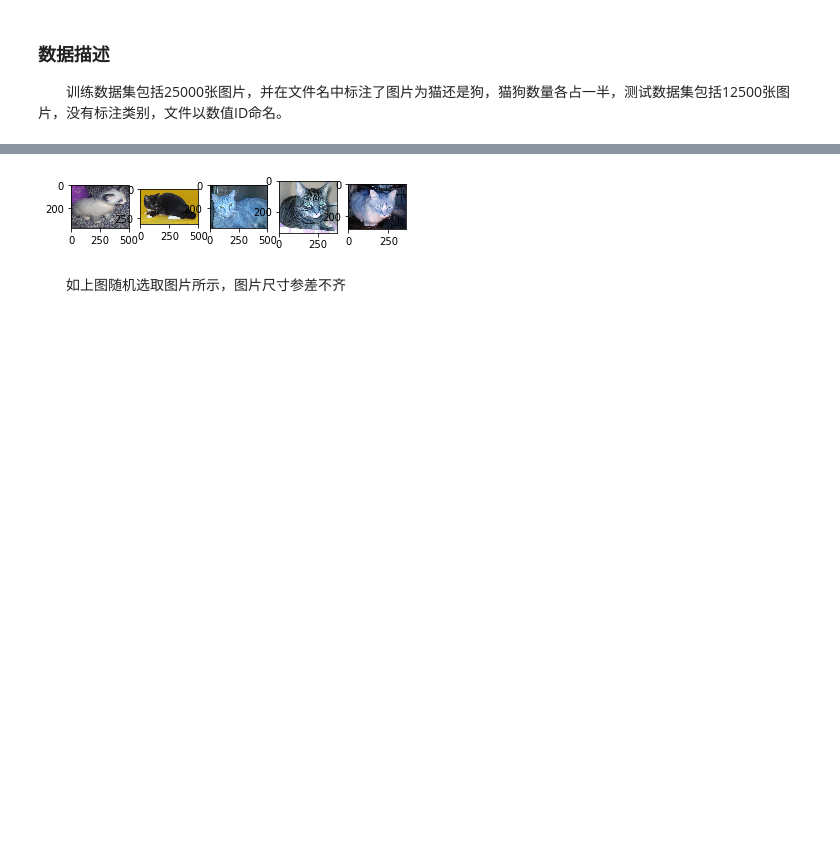
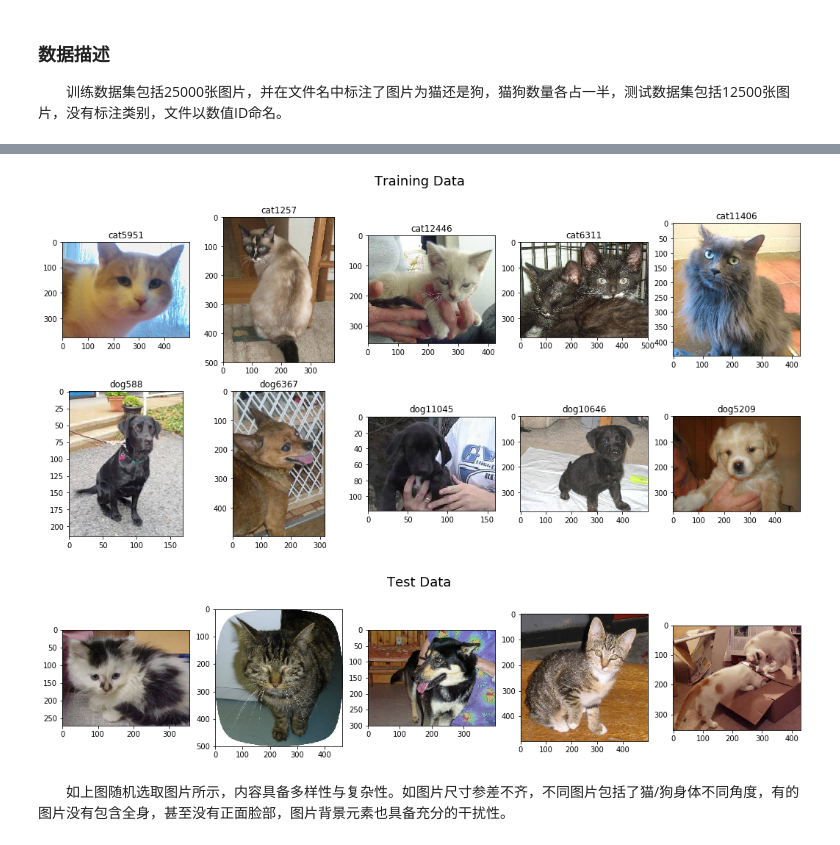
Before and after one commit to crj0322/dog_vs_cat, a Jupyter notebook: proposal.ipynb, the cells around one changed output, grey strips where cells are left out. Cells and saved outputs as stored; diff of their text form; code cells hidden in the pictures; blank space fills up the shorter version.

```diff
--- a/proposal.ipynb
+++ b/proposal.ipynb
@@ -23,24 +28,45 @@
 # %%
 import random
 import cv2
 import matplotlib.pyplot as plt
 %matplotlib inline
 
-cat_id_list = random.sample(range(12500), 5)
-dog_id_list = random.sample(range(12500), 5)
-cat_file = ["dog_vs_cat_data\\train\\cat.{}.jpg".format(i) for i in cat_id_list]
-dog_file = ["dog_vs_cat_data\\train\\dog.{}.jpg".format(i) for i in dog_id_list]
-cat_img = [cv2.imread(i, -1) for i in cat_file]
-dog_img = [cv2.imread(i, -1) for i in dog_file]
+def random_plot_data():
+    # plot training data
+    file_path = "dog_vs_cat_data\\train\\"
+    cat_id_list = random.sample(range(12500), 5)
+    dog_id_list = random.sample(range(12500), 5)
+    cat_imgs = [cv2.imread(file_path + "cat.{}.jpg".format(i), 1) for i in cat_id_list]
+    dog_imgs = [cv2.imread(file_path + "dog.{}.jpg".format(i), 1) for i in dog_id_list]
 
-for i in range(5):
-    plt.subplot(251 + i)
-    plt.imshow(cat_img[i])
-    #plt.subplot(256 + i)
-    #plt.imshow(dog_img[i])
+    plt.figure(figsize=(18, 8))
+    plt.suptitle('Training Data', fontsize=18)
+    for i in range(5):
+        plt.subplot(2, 5, i+1)
+        plt.title('cat{}'.format(cat_id_list[i]))
+        plt.imshow(cat_imgs[i][:, :, ::-1])
+        plt.subplot(2, 5, i+6)
+        plt.title('dog{}'.format(dog_id_list[i]))
+        plt.imshow(dog_imgs[i][:, :, ::-1])
 
-plt.show()
+    plt.show()
+
+    #plot test data
+    file_path = "dog_vs_cat_data\\test1\\"
+    test_id_list = random.sample(range(12500), 5)
+    test_imgs = [cv2.imread(file_path + "{}.jpg".format(i+1), 1) for i in test_id_list]
+
+    plt.figure(figsize=(18, 4))
+    plt.suptitle('Test Data', fontsize=18)
+    for i in range(5):
+        plt.subplot(1, 5, i+1)
+        plt.imshow(test_imgs[i][:, :, ::-1])
+
+    plt.show()
+
+random_plot_data()
 # %% [output]
-[figure, old version]
+[figure, new version]
+[figure, added]
-# %% [markdown]
-　　如上图随机选取图片所示，图片尺寸参差不齐
+# %% [markdown]
+　　如上图随机选取图片所示，内容具备多样性与复杂性。如图片尺寸参差不齐，不同图片包括了猫/狗身体不同角度，有的图片没有包含全身，甚至没有正面脸部，图片背景元素也具备充分的干扰性。
```
Also changed, not shown: parts of 9 cells of this notebook.
